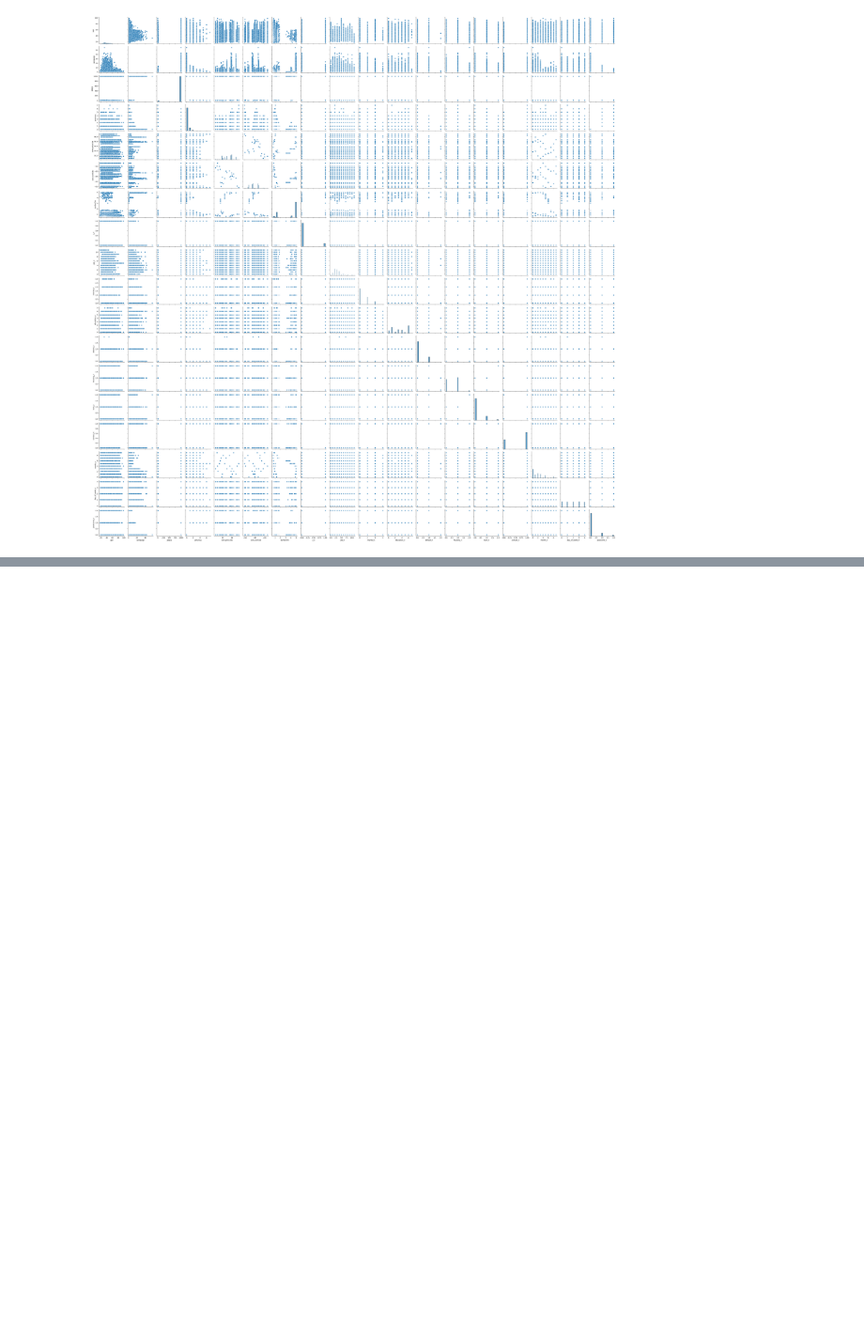
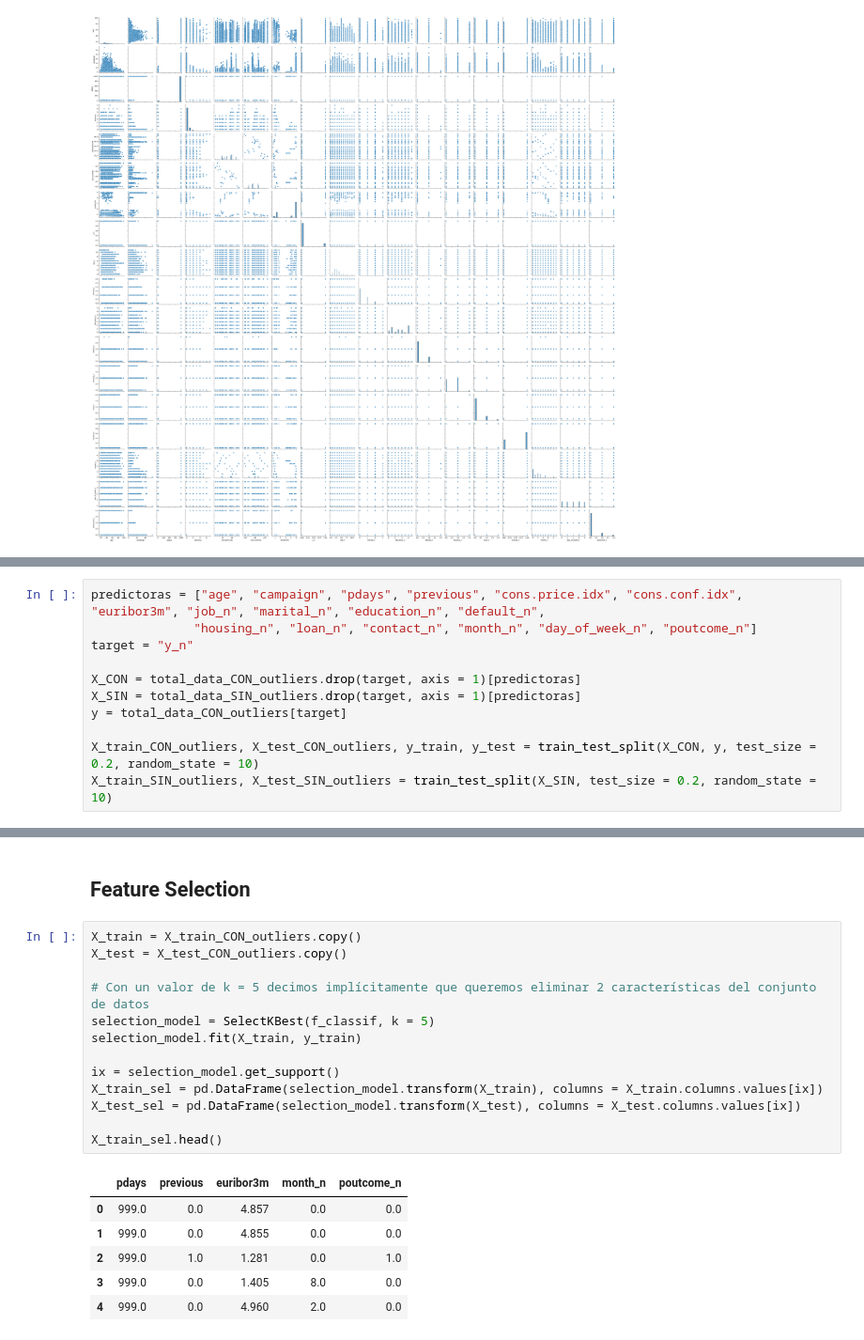
Before and after one commit to 4GeeksAcademy/Algoritmo-regresion-ml-pabloramcos, a Jupyter notebook: src/explore.ipynb, the cells around one changed output, grey strips where cells are left out. Shown at 94% size. Cells and saved outputs as stored; diff of their text form; blank space fills up the shorter version.

```diff
--- a/src/explore.ipynb
+++ b/src/explore.ipynb
@@ -475,0 +509,11 @@ TypeError: unhashable type: 'Series'
+# %%
+predictoras = ["age", "campaign", "pdays", "previous", "cons.price.idx", "cons.conf.idx", "euribor3m", "job_n", "marital_n", "education_n", "default_n",
+              "housing_n", "loan_n", "contact_n", "month_n", "day_of_week_n", "poutcome_n"]
+target = "y_n"
+
+X_CON = total_data_CON_outliers.drop(target, axis = 1)[predictoras]
+X_SIN = total_data_SIN_outliers.drop(target, axis = 1)[predictoras]
+y = total_data_CON_outliers[target]
+
+X_train_CON_outliers, X_test_CON_outliers, y_train, y_test = train_test_split(X_CON, y, test_size = 0.2, random_state = 10)
+X_train_SIN_outliers, X_test_SIN_outliers = train_test_split(X_SIN, test_size = 0.2, random_state = 10)
@@ -475,0 +602,22 @@ TypeError: unhashable type: 'Series'
+# %% [markdown]
+## Feature Selection
+# %%
+X_train = X_train_CON_outliers.copy()
+X_test = X_test_CON_outliers.copy()
+
+# Con un valor de k = 5 decimos implícitamente que queremos eliminar 2 características del conjunto de datos
+selection_model = SelectKBest(f_classif, k = 5)
+selection_model.fit(X_train, y_train)
+
+ix = selection_model.get_support()
+X_train_sel = pd.DataFrame(selection_model.transform(X_train), columns = X_train.columns.values[ix])
+X_test_sel = pd.DataFrame(selection_model.transform(X_test), columns = X_test.columns.values[ix])
+
+X_train_sel.head()
+# %% [output]
+|  | pdays | previous | euribor3m | month_n | poutcome_n |
+| 0 | 999.0 | 0.0 | 4.857 | 0.0 | 0.0 |
+| 1 | 999.0 | 0.0 | 4.855 | 0.0 | 0.0 |
+| 2 | 999.0 | 1.0 | 1.281 | 0.0 | 1.0 |
+| 3 | 999.0 | 0.0 | 1.405 | 8.0 | 0.0 |
+| 4 | 999.0 | 0.0 | 4.960 | 2.0 | 0.0 |
```
Also changed, not shown: parts of 22 cells of this notebook, 32 other files.
